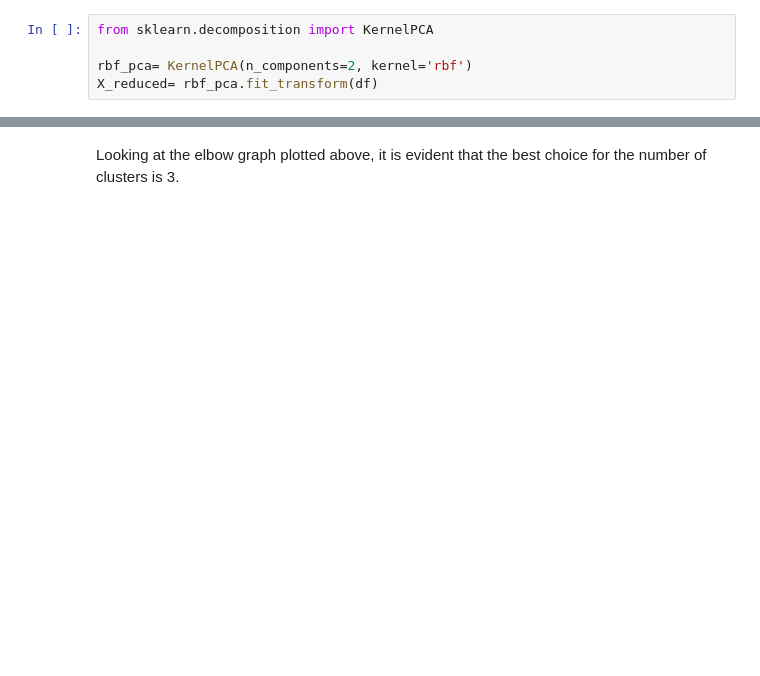
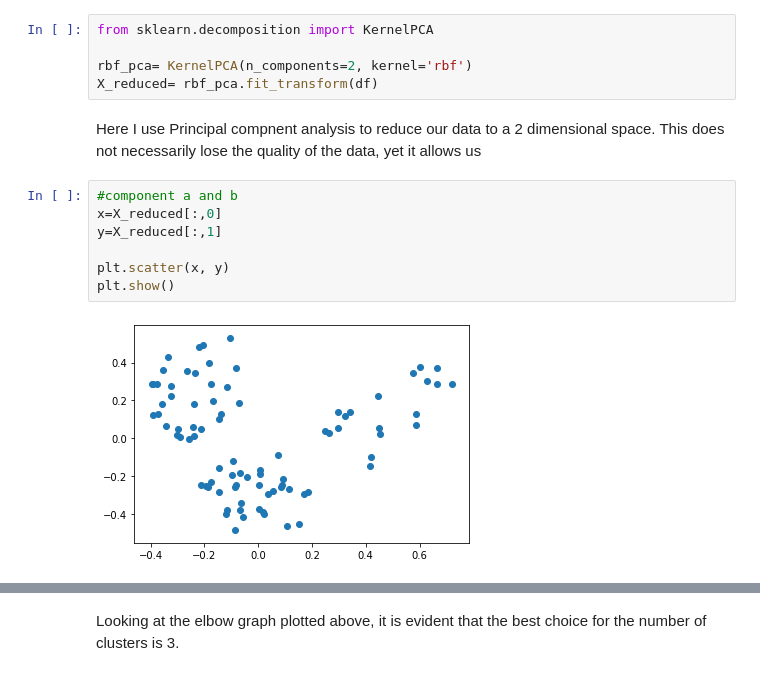
Before and after one commit to masaimahapa/whisky-distilleries, a Jupyter notebook: whisky clusters.ipynb, the cells around one changed output, grey strips where cells are left out. Drawn from its saved outputs; the diff is of its cells as text; blank space fills up the shorter version.

```diff
--- a/whisky clusters.ipynb
+++ b/whisky clusters.ipynb
@@ -69,6 +79,17 @@ from sklearn.decomposition import KernelPCA
 
 rbf_pca= KernelPCA(n_components=2, kernel='rbf')
 X_reduced= rbf_pca.fit_transform(df)
+# %% [markdown]
+Here I use Principal compnent analysis to reduce our data to a 2 dimensional space. This does not necessarily lose the quality of the data, yet it allows us
+# %%
+#component a and b
+x=X_reduced[:,0]
+y=X_reduced[:,1]
+
+plt.scatter(x, y)
+plt.show()
+# %% [output]
+[figure, added]
 # %%
 from sklearn.cluster import KMeans
 
```
Also changed, not shown: parts of 6 cells of this notebook.
